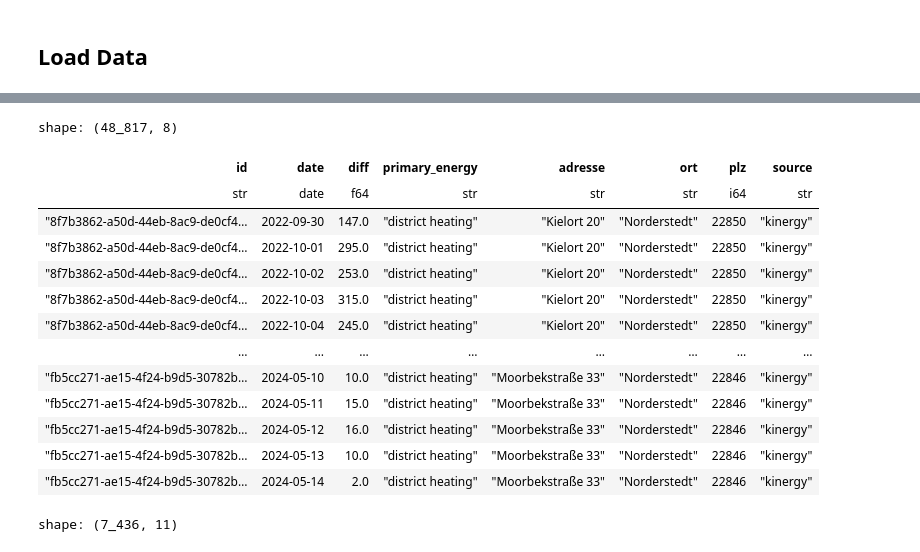
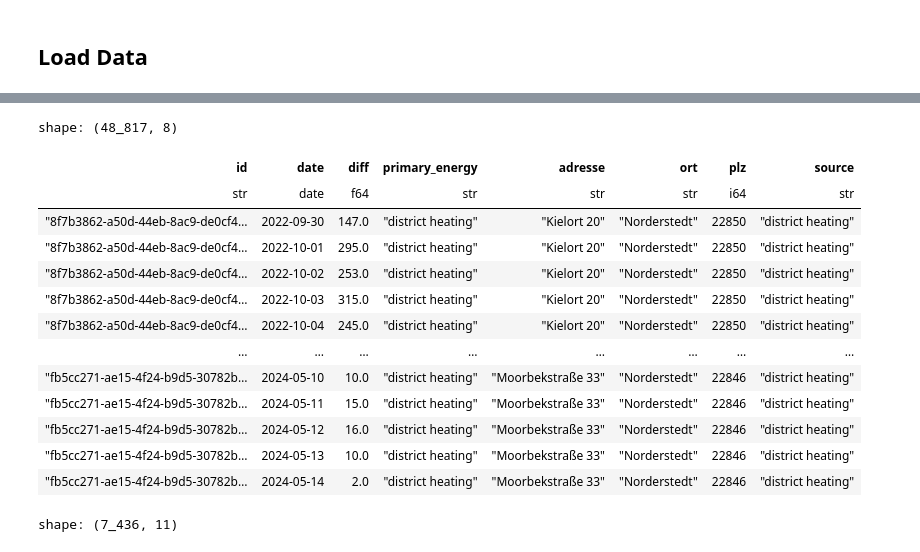
Before and after one commit to marja-w/energy-forecast-benchmark, a Jupyter notebook: notebooks/1.0-mw-data-exploration-dh-kinergy.ipynb, the cells around one changed output, grey strips where cells are left out. Drawn from its saved outputs; the diff is of its cells as text; code cells hidden in the pictures.

```diff
--- a/notebooks/1.0-mw-data-exploration-dh-kinergy.ipynb
+++ b/notebooks/1.0-mw-data-exploration-dh-kinergy.ipynb
@@ -23,25 +25,25 @@ col_list = ["id", "date", "diff", "primary_energy", "adresse", "ort", "plz", "so
 # %%
 df_dh_daily = pl.read_csv(dh_daily)
 df_dh_daily = df_dh_daily.with_columns(pl.col("date").str.to_date(),
-                                       pl.lit("kinergy").alias("source"),
+                                       pl.lit("district heating").alias("source"),
                                        pl.concat_str([pl.col("eco_u_id"), pl.col("data_provider_id")]).alias("id")
                                        ).select(col_list)
 df_dh_daily
 # %% [output]
 shape: (48_817, 8)
 | id | date | diff | primary_energy | adresse | ort | plz | source |
 | str | date | f64 | str | str | str | i64 | str |
-| "8f7b3862-a50d-44eb-8ac9-de0cf4… | 2022-09-30 | 147.0 | "district heating" | "Kielort 20" | "Norderstedt" | 22850 | "kinergy" |
-| "8f7b3862-a50d-44eb-8ac9-de0cf4… | 2022-10-01 | 295.0 | "district heating" | "Kielort 20" | "Norderstedt" | 22850 | "kinergy" |
-| "8f7b3862-a50d-44eb-8ac9-de0cf4… | 2022-10-02 | 253.0 | "district heating" | "Kielort 20" | "Norderstedt" | 22850 | "kinergy" |
-| "8f7b3862-a50d-44eb-8ac9-de0cf4… | 2022-10-03 | 315.0 | "district heating" | "Kielort 20" | "Norderstedt" | 22850 | "kinergy" |
-| "8f7b3862-a50d-44eb-8ac9-de0cf4… | 2022-10-04 | 245.0 | "district heating" | "Kielort 20" | "Norderstedt" | 22850 | "kinergy" |
+| "8f7b3862-a50d-44eb-8ac9-de0cf4… | 2022-09-30 | 147.0 | "district heating" | "Kielort 20" | "Norderstedt" | 22850 | "district heating" |
+| "8f7b3862-a50d-44eb-8ac9-de0cf4… | 2022-10-01 | 295.0 | "district heating" | "Kielort 20" | "Norderstedt" | 22850 | "district heating" |
+| "8f7b3862-a50d-44eb-8ac9-de0cf4… | 2022-10-02 | 253.0 | "district heating" | "Kielort 20" | "Norderstedt" | 22850 | "district heating" |
+| "8f7b3862-a50d-44eb-8ac9-de0cf4… | 2022-10-03 | 315.0 | "district heating" | "Kielort 20" | "Norderstedt" | 22850 | "district heating" |
+| "8f7b3862-a50d-44eb-8ac9-de0cf4… | 2022-10-04 | 245.0 | "district heating" | "Kielort 20" | "Norderstedt" | 22850 | "district heating" |
 | … | … | … | … | … | … | … | … |
-| "fb5cc271-ae15-4f24-b9d5-30782b… | 2024-05-10 | 10.0 | "district heating" | "Moorbekstraße 33" | "Norderstedt" | 22846 | "kinergy" |
-| "fb5cc271-ae15-4f24-b9d5-30782b… | 2024-05-11 | 15.0 | "district heating" | "Moorbekstraße 33" | "Norderstedt" | 22846 | "kinergy" |
-| "fb5cc271-ae15-4f24-b9d5-30782b… | 2024-05-12 | 16.0 | "district heating" | "Moorbekstraße 33" | "Norderstedt" | 22846 | "kinergy" |
-| "fb5cc271-ae15-4f24-b9d5-30782b… | 2024-05-13 | 10.0 | "district heating" | "Moorbekstraße 33" | "Norderstedt" | 22846 | "kinergy" |
-| "fb5cc271-ae15-4f24-b9d5-30782b… | 2024-05-14 | 2.0 | "district heating" | "Moorbekstraße 33" | "Norderstedt" | 22846 | "kinergy" |
+| "fb5cc271-ae15-4f24-b9d5-30782b… | 2024-05-10 | 10.0 | "district heating" | "Moorbekstraße 33" | "Norderstedt" | 22846 | "district heating" |
+| "fb5cc271-ae15-4f24-b9d5-30782b… | 2024-05-11 | 15.0 | "district heating" | "Moorbekstraße 33" | "Norderstedt" | 22846 | "district heating" |
+| "fb5cc271-ae15-4f24-b9d5-30782b… | 2024-05-12 | 16.0 | "district heating" | "Moorbekstraße 33" | "Norderstedt" | 22846 | "district heating" |
+| "fb5cc271-ae15-4f24-b9d5-30782b… | 2024-05-13 | 10.0 | "district heating" | "Moorbekstraße 33" | "Norderstedt" | 22846 | "district heating" |
+| "fb5cc271-ae15-4f24-b9d5-30782b… | 2024-05-14 | 2.0 | "district heating" | "Moorbekstraße 33" | "Norderstedt" | 22846 | "district heating" |
 # %%
 df_kinergy_daily = pl.read_csv(kinergy_daily)
 df_kinergy_daily = df_kinergy_daily.with_columns(pl.col("date").str.to_date(),
```
Also changed, not shown: parts of 30 cells of this notebook.
